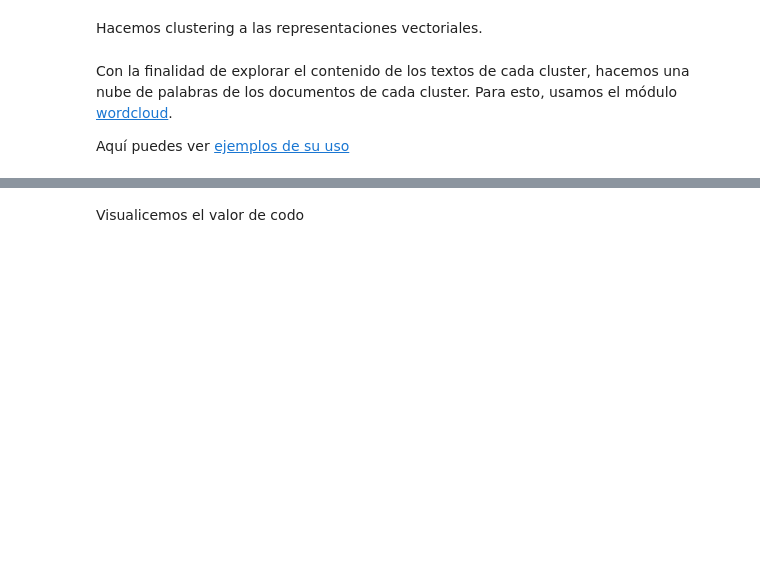
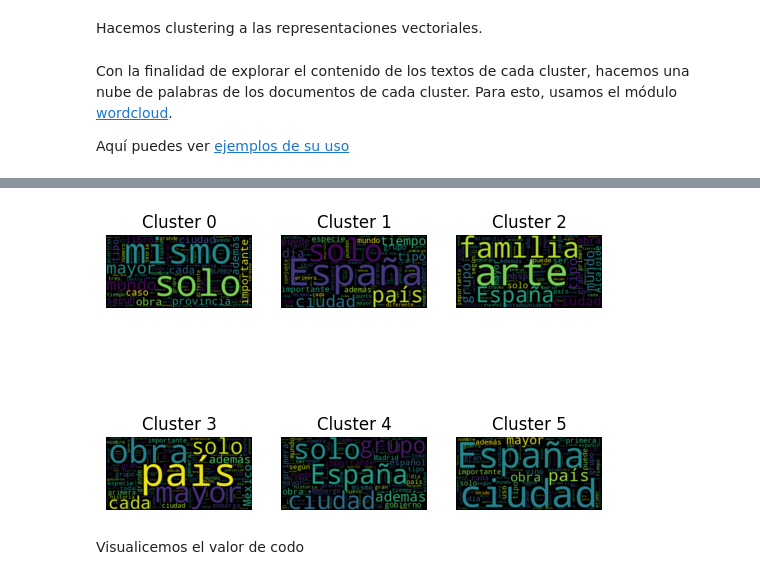
Before and after one commit to gmauricio-toledo/tda, a Jupyter notebook: notebooks/00-Clustering.ipynb, the cells around one changed output, grey strips where cells are left out. Drawn from its saved outputs; the diff is of its cells as text; code cells hidden in the pictures; blank space fills up the shorter version.

```diff
--- a/notebooks/00-Clustering.ipynb
+++ b/notebooks/00-Clustering.ipynb
@@ -101,3 +83,20 @@ plot_k_distance_graph(X, k=5)
+# %%
+nums_clusters = range(2,10)
+siluetas = []
+
+for k in nums_clusters:
+    clustering = KMeans(n_clusters=k)
+    clustering.fit(X)
+    clusters = clustering.labels_
+    silueta = silhouette_score(X,clusters)
+    siluetas.append(silueta)
+
+plt.figure()
+plt.plot(nums_clusters,siluetas)
+plt.scatter(nums_clusters,siluetas)
+plt.xlabel("Número de clusters")
+plt.ylabel("Silueta")
+plt.show()
 # %% [markdown]
 # Ejemplo 1: Documentos de Wikipedia
 
@@ -124,7 +149,7 @@ import numpy as np
 
 X = np.load("wikipedia_batch_001_embeddings.npy")
 
-# random_idxs = np.random.choice(X.shape[0],size=2000,replace=False)
-# X = X[random_idxs]
+random_idxs = np.random.choice(X.shape[0],size=2000,replace=False)
+X = X[random_idxs]
 
 X.shape
@@ -143,8 +172,8 @@ Hacemos clustering a las representaciones vectoriales.
 # %%
 from sklearn.cluster import KMeans
 
-# num_clusters = 13
-num_clusters = 6
+num_clusters = 8
+# num_clusters = 6
 
 clustering = KMeans(n_clusters=num_clusters)
 clustering.fit(X)
@@ -161,17 +190,22 @@ from wordcloud import WordCloud
 import matplotlib.pyplot as plt
 import nltk
 nltk.download('stopwords')
+nltk.download('punkt_tab')
 from nltk.corpus import stopwords
+from nltk import word_tokenize
 
-stop_words = set(stopwords.words('spanish'))
+lista_sw = list(stopwords.words('spanish'))
+lista_sw.extend(['forma','dos','parte','año','así','sistema','ejemplo','aunque'])
 
 fig, axs = plt.subplots(nrows=2,ncols=3,dpi=100)
 
 axs = axs.flatten()  # Convierte el array 2D en 1D
 for k,ax in enumerate(axs):
-    texts = [x for x in documents_per_cluster[k] if x not in stop_words]
+    tok_texts = [word_tokenize(doc) for doc in documents_per_cluster[k]]
+    texts = [" ".join([x for x in doc if x.lower() not in lista_sw]) for doc in tok_texts]
     wordcloud = WordCloud().generate(" ".join(texts))
     ax.imshow(wordcloud, interpolation='bilinear')
     ax.axis("off")
     ax.set_title(f"Cluster {k}")
 fig.show()
+# %% [output]
@@ -178,3 +216,4 @@ fig.show()
+[figure, added]
 # %%
 from sklearn.metrics import silhouette_score
 
```
Also changed, not shown: parts of 12 cells of this notebook.
